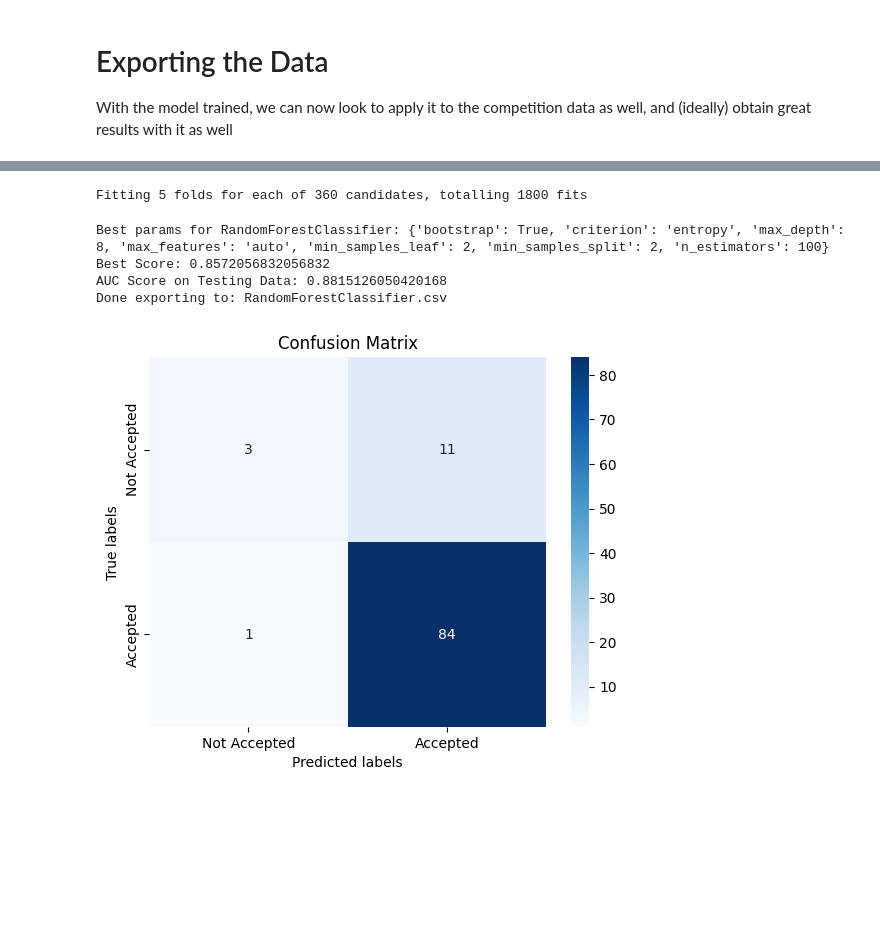
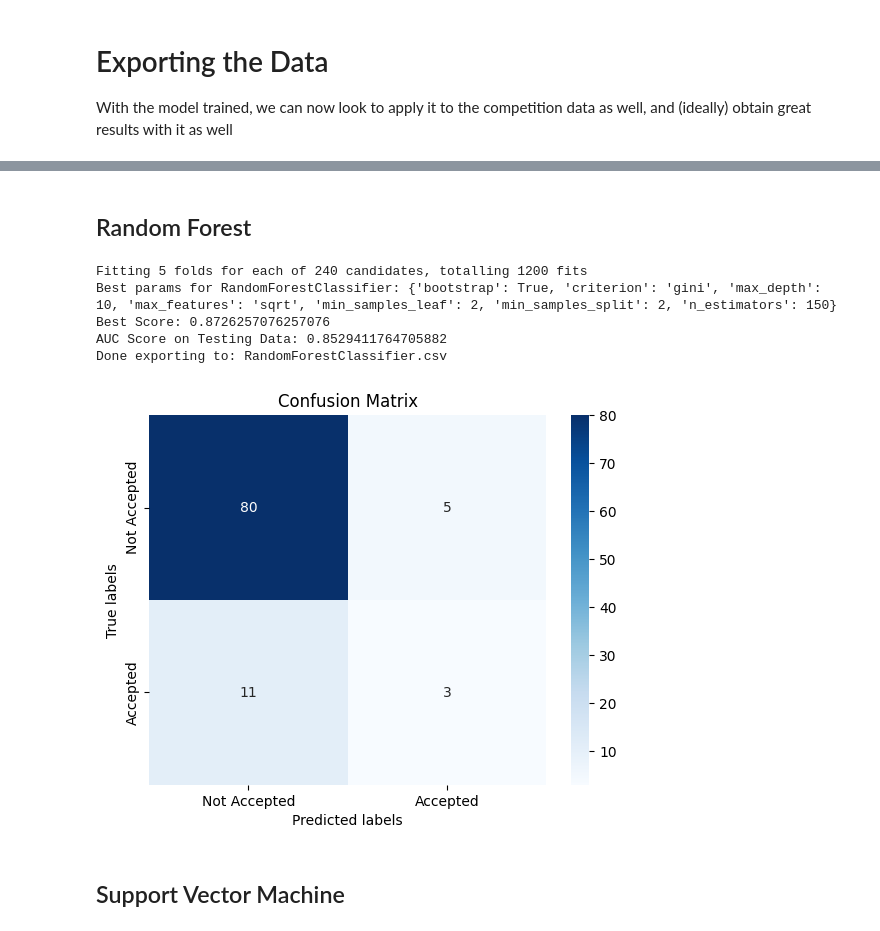
Before and after one commit to 1Krypt0/FEUP-AC-PROJ, a Jupyter notebook: docs/modeling.ipynb, the cells around one changed output, grey strips where cells are left out. Cells and saved outputs as stored; diff of their text form; code cells hidden in the pictures; blank space fills up the shorter version.

```diff
--- a/docs/modeling.ipynb
+++ b/docs/modeling.ipynb
@@ -29,7 +29,7 @@ train_data = pd.read_csv("../data/train.csv", sep=",")
 test_data = pd.read_csv("../data/test.csv", sep=",")
 
 # Separate into features and labels
-unwanted = ["status", "loan_id", "frequency", "loan_date"]
+unwanted = ["status", "loan_id", "loan_date"]
 features = [x for x in list(train_data) if x not in unwanted]
 target = "status"
 
@@ -44,10 +44,12 @@ Y = train_data[target]
 X, X_test, y, y_test = train_test_split(X, Y, test_size=0.3, random_state=0)
 
 # Apply SMOTE so the training classes are balanced
-# For the moment, SMOTE and the Time Series Split do not work together. It was decided that splitting by time
-# lead to better results, but we will try to investigate this further
-#smote = SMOTE(random_state=0)
-#X, y = smote.fit_resample(X, y)
+
+# For the moment, SMOTE and the Time Series Split do not appear to work together. It was decided that
+# splitting by time led to better results, and we will stick with that.
+
+# smote = SMOTE(random_state=0)
+# X, y = smote.fit_resample(X, y)
 # %% [markdown]
 # Training a Model and finding the best parameters
 
@@ -95,7 +97,7 @@ def evaluate(model):
     ax.yaxis.set_ticklabels(["Not Accepted", "Accepted"])
 
     # We want the results for the other class, so we use that one in the end
-    return y_pred[:,0]
+    return y_pred[:,-1]
 # %% [markdown]
 # Exporting the Data
 
@@ -105,7 +107,7 @@ def export_results(model, file):
     test = test_data[features]
 
     confidences = model.predict_proba(test)
-    confidences = confidences[:,0]
+    confidences = confidences[:,-1]
 
     confidences = [0 if x < 0.000001 else x for x in confidences]
     confidences = ["{:f}".format(x) for x in confidences]
@@ -147,20 +151,24 @@ Done exporting to: DecisionTreeClassifier.csv
+# %% [markdown]
+## Random Forest
 # %%
 rf_results = apply(RandomForestClassifier(random_state=0),{
     'n_estimators': [100, 150],
-    'max_features': ['auto', 'sqrt', 'log2'],
+    'max_features': ['sqrt', 'log2'],
     'max_depth' : [8,9,10,11,12],
     'criterion' :['gini', 'entropy'],
     'bootstrap': [True],
     'min_samples_leaf': [1,2,3],
     'min_samples_split': [2,3],
 })
 # %% [output]
-Fitting 5 folds for each of 360 candidates, totalling 1800 fits
+Fitting 5 folds for each of 240 candidates, totalling 1200 fits
+Best params for RandomForestClassifier: {'bootstrap': True, 'criterion': 'gini', 'max_depth': 10, 'max_features': 'sqrt', 'min_samples_leaf': 2, 'min_samples_split': 2, 'n_estimators': 150}
+Best Score: 0.8726257076257076
+AUC Score on Testing Data: 0.8529411764705882
+Done exporting to: RandomForestClassifier.csv
-Best params for RandomForestClassifier: {'bootstrap': True, 'criterion': 'entropy', 'max_depth': 8, 'max_features': 'auto', 'min_samples_leaf': 2, 'min_samples_split': 2, 'n_estimators': 100}
-Best Score: 0.8572056832056832
-AUC Score on Testing Data: 0.8815126050420168
-Done exporting to: RandomForestClassifier.csv
-[figure, old version]
+[figure, new version]
+# %% [markdown]
+## Support Vector Machine
 # %%
 svm_results = apply(SVC(probability=True),
     {'C': [1, 10, 50, 100],
```
Also changed, not shown: parts of 12 cells of this notebook, 7 other files.
